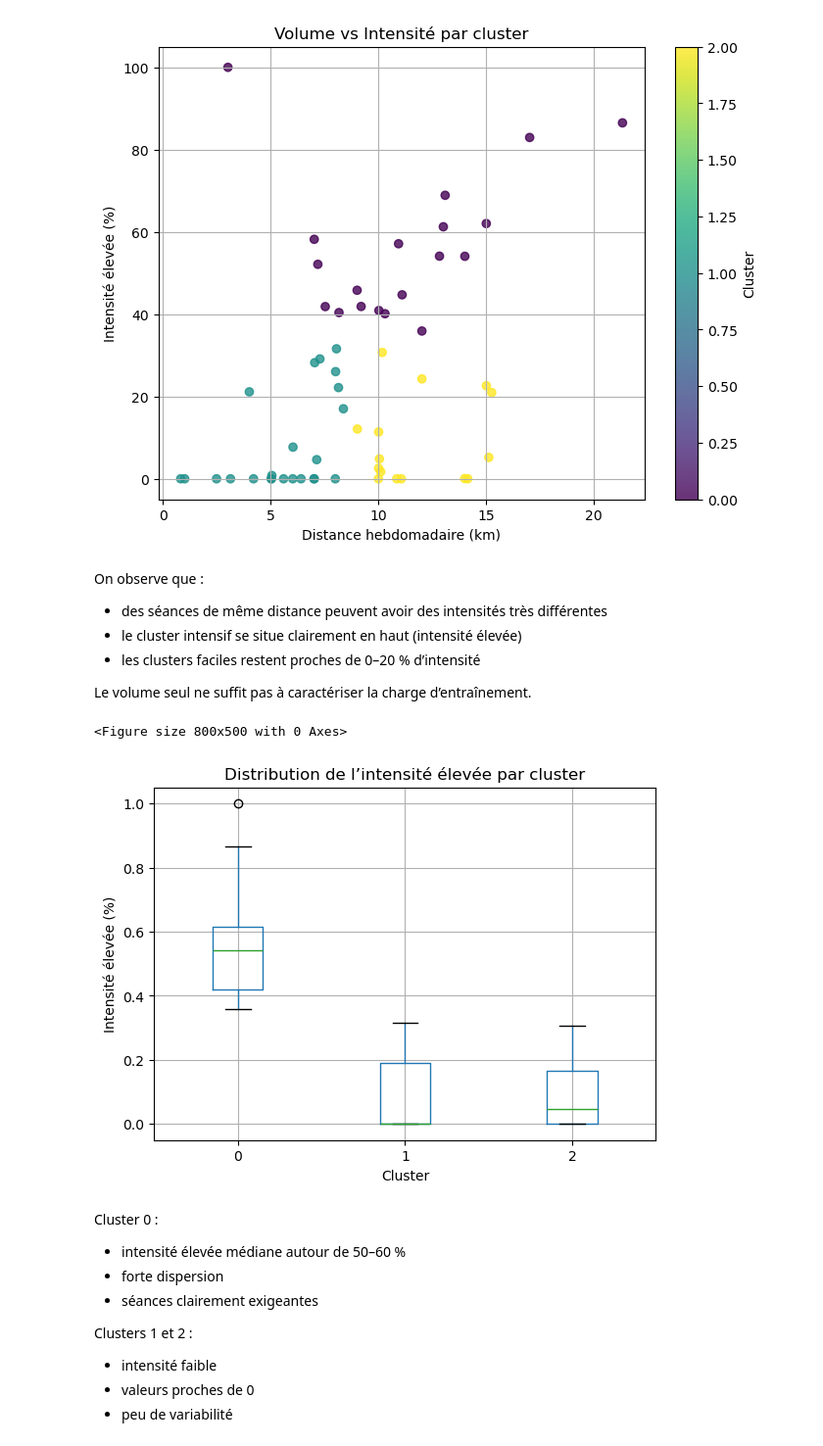
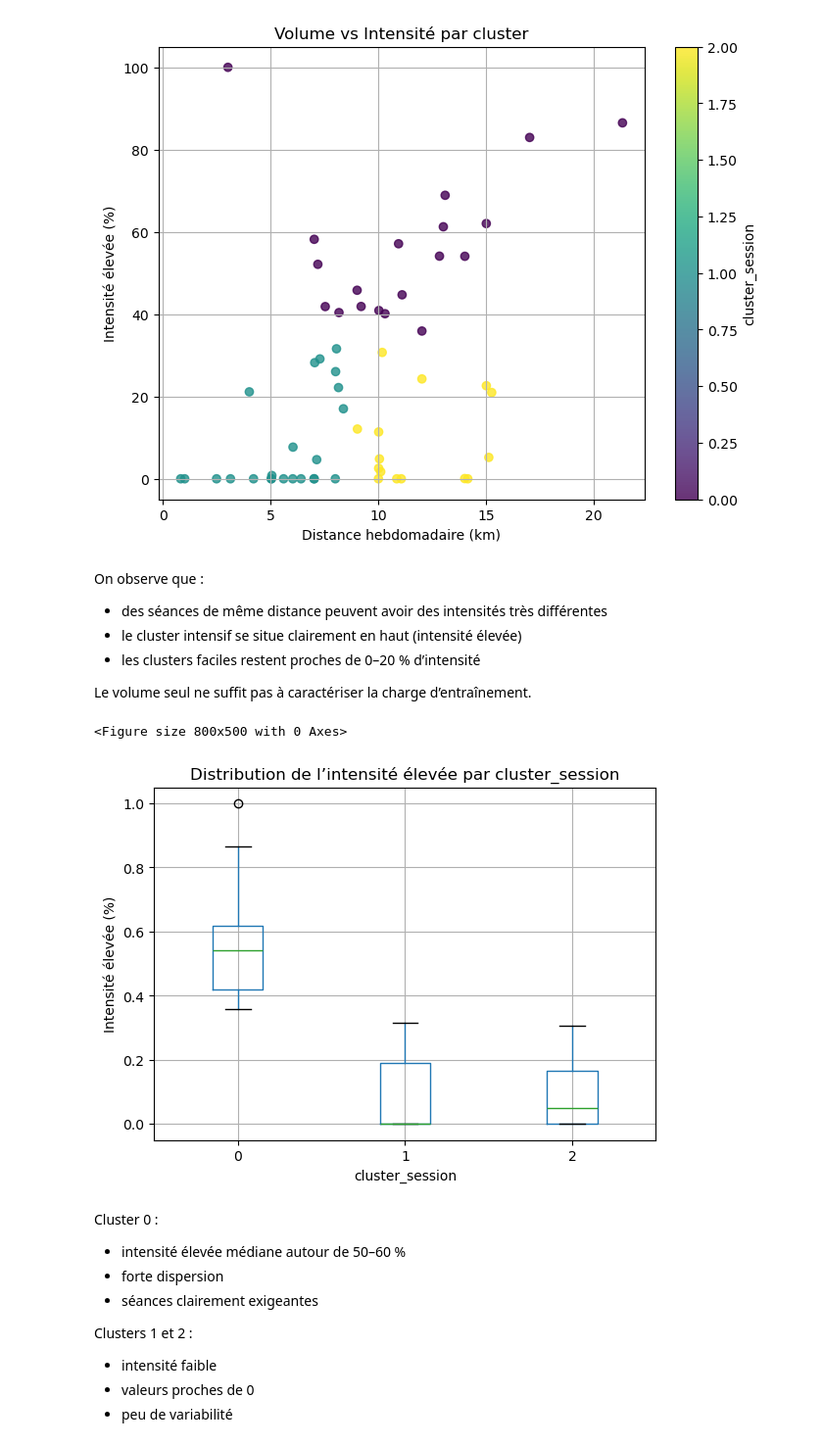
Before and after one commit to albanecoiffe/health-data-coach, a Jupyter notebook: HealthCoachBackend/notebook.ipynb, the cells around one changed output. Shown at 98% size. Cells and saved outputs as stored; diff of their text form; code cells hidden in the pictures.

```diff
--- a/HealthCoachBackend/notebook.ipynb
+++ b/HealthCoachBackend/notebook.ipynb
@@ -205,10 +37,7 @@ plt.show()
 # %%
-sessions = pd.read_csv("sessions_received.csv")
 sessions["date"] = pd.to_datetime(sessions["date"])
-
 # Filter from 2025-09-14
 sessions_filt = sessions[sessions["date"] >= "2025-09-14"].copy()
-
 # Remove rows with no intensity info
 sessions_filt = sessions_filt[
     ~(
@@ -216,7 +45,6 @@ sessions_filt = sessions_filt[
         & (sessions_filt["high_intensity_pct"] == 0)
     )
 ]
-
 features = [
     "distance_km",
     "duration_min",
@@ -226,13 +54,13 @@ features = [
 ]
 
 X = sessions_filt[features].fillna(0)
-
+# Normalization
 scaler = StandardScaler()
 X_scaled = scaler.fit_transform(X)
 
 # 3-cluster KMeans
 kmeans3 = KMeans(n_clusters=3, random_state=42)
-sessions_filt["cluster"] = kmeans3.fit_predict(X_scaled)
+sessions_filt["cluster_session"] = kmeans3.fit_predict(X_scaled)
 
 # Compute centroids
 centroids = pd.DataFrame(
@@ -241,7 +69,7 @@ centroids = pd.DataFrame(
 
 (
     sessions_filt[
-        ["date", "distance_km", "duration_min", "pace_min_per_km", "cluster"]
+        ["date", "distance_km", "duration_min", "pace_min_per_km", "cluster_session"]
     ].head(),
     sessions_filt.shape,
     centroids,
@@ -256,8 +84,8 @@ sessions_filt["pca2"] = X_pca[:, 1]
 
 plt.figure(figsize=(8, 6))
 
-for c in sorted(sessions_filt["cluster"].unique()):
-    subset = sessions_filt[sessions_filt["cluster"] == c]
+for c in sorted(sessions_filt["cluster_session"].unique()):
+    subset = sessions_filt[sessions_filt["cluster_session"] == c]
     plt.scatter(subset["pca1"], subset["pca2"], label=f"Cluster {c}", alpha=0.7)
 
 plt.xlabel("PCA 1")
@@ -269,13 +97,13 @@ plt.show()
 
 # Compute min/max distance per cluster
 rows = []
-for c in sorted(sessions_filt["cluster"].unique()):
-    cluster_df = sessions_filt[sessions_filt["cluster"] == c]
+for c in sorted(sessions_filt["cluster_session"].unique()):
+    cluster_df = sessions_filt[sessions_filt["cluster_session"] == c]
     min_idx = cluster_df["distance_km"].idxmin()
     max_idx = cluster_df["distance_km"].idxmax()
     rows.append(
         {
-            "cluster": c,
+            "cluster_session": c,
             "min_distance_km": cluster_df.loc[min_idx, "distance_km"],
             "min_duration_min": cluster_df.loc[min_idx, "duration_min"],
             "min_pace": cluster_df.loc[min_idx, "pace_min_per_km"],
@@ -337,18 +165,18 @@ plt.figure(figsize=(8, 6))
 plt.scatter(
     sessions_filt["distance_km"],
     sessions_filt["high_intensity_pct"] * 100,
-    c=sessions_filt["cluster"],
+    c=sessions_filt["cluster_session"],
     alpha=0.8,
 )
 
 plt.xlabel("Distance hebdomadaire (km)")
 plt.ylabel("Intensité élevée (%)")
 plt.title("Volume vs Intensité par cluster")
-plt.colorbar(label="Cluster")
+plt.colorbar(label="cluster_session")
 plt.grid(True)
 plt.show()
 # %% [output]
-[figure, old version]
+[figure, new version]
 # %% [markdown]
 On observe que :
 - des séances de même distance peuvent avoir des intensités très différentes
@@ -358,16 +186,16 @@ On observe que :
 Le volume seul ne suffit pas à caractériser la charge d’entraînement.
 # %%
 plt.figure(figsize=(8, 5))
-sessions_filt.boxplot(column="high_intensity_pct", by="cluster", grid=True)
+sessions_filt.boxplot(column="high_intensity_pct", by="cluster_session", grid=True)
 
 plt.suptitle("")
-plt.title("Distribution de l’intensité élevée par cluster")
-plt.xlabel("Cluster")
+plt.title("Distribution de l’intensité élevée par cluster_session")
+plt.xlabel("cluster_session")
 plt.ylabel("Intensité élevée (%)")
 plt.show()
 # %% [output]
 <Figure size 800x500 with 0 Axes>
-[figure, old version]
+[figure, new version]
 # %% [markdown]
 Cluster 0 :
 - intensité élevée médiane autour de 50–60 %
```
Also changed, not shown: parts of 56 cells of this notebook.
